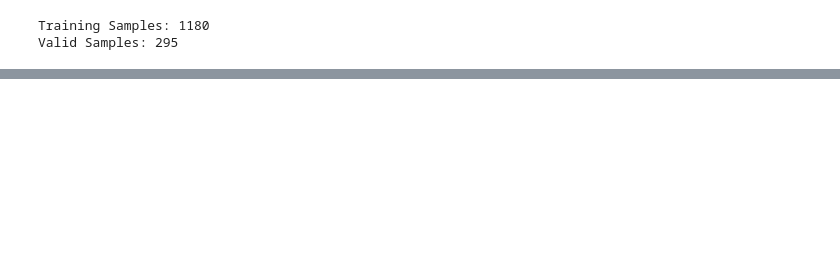
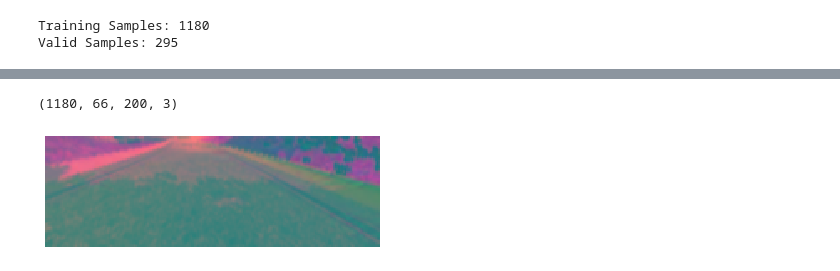
Before and after one commit to oasysokubo/DeepDrive, a Jupyter notebook: deployment/Behavioral_Cloning.ipynb, the cells around one changed output, grey strips where cells are left out. Drawn from its saved outputs; the diff is of its cells as text; code cells hidden in the pictures; blank space fills up the shorter version.

Commit message:
preprocessing procedure finished

```diff
--- a/deployment/Behavioral_Cloning.ipynb
+++ b/deployment/Behavioral_Cloning.ipynb
@@ -196,0 +208,11 @@ Text(0.5, 1, 'Preprocessed Image')
+# %%
+# Preprocess our training/validation sets
+X_train = np.array(list(map(img_preprocess, X_train)))
+X_valid = np.array(list(map(img_preprocess, X_valid)))
+# %%
+plt.imshow(X_train[random.randint(0, len(X_train)-1)])
+plt.axis('off')
+print(X_train.shape)
+# %% [output]
+(1180, 66, 200, 3)
+[figure, added]
```
Also changed, not shown: parts of 6 cells of this notebook.
